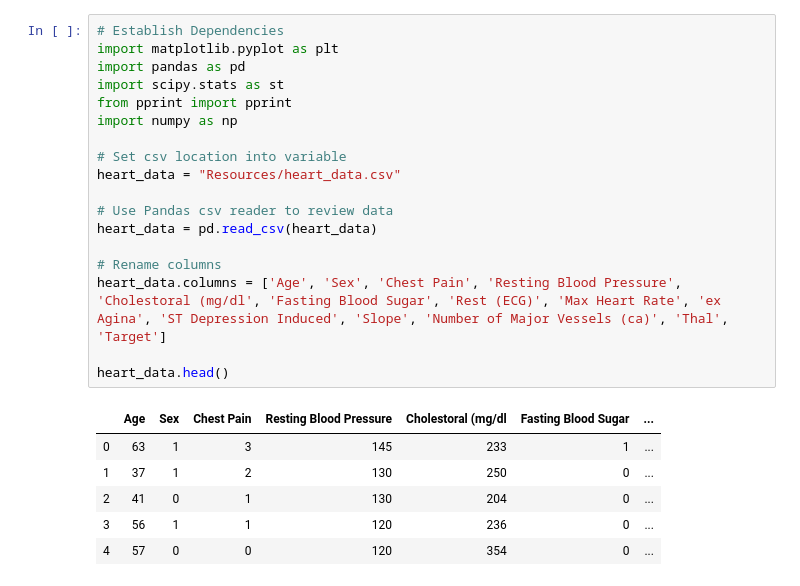
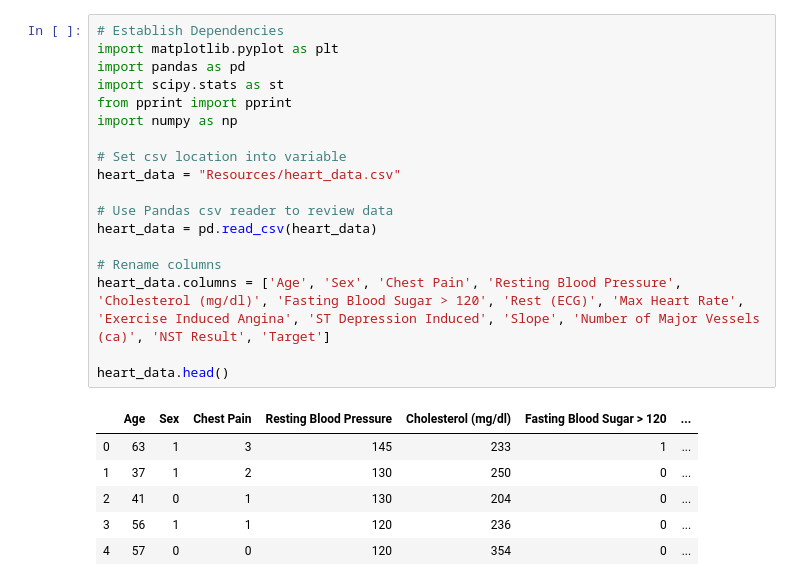
Before and after one commit to terrylashley/heart_project, a Jupyter notebook: heart_main.ipynb, the cells around one changed output. Drawn from its saved outputs; the diff is of its cells as text.

Commit message:
Data cleanup

```diff
--- a/heart_main.ipynb
+++ b/heart_main.ipynb
@@ -1,23 +1,23 @@
 # %%
 # Establish Dependencies
 import matplotlib.pyplot as plt
 import pandas as pd
 import scipy.stats as st
 from pprint import pprint
 import numpy as np
 
 # Set csv location into variable
 heart_data = "Resources/heart_data.csv"
 
 # Use Pandas csv reader to review data
 heart_data = pd.read_csv(heart_data)
 
 # Rename columns
-heart_data.columns = ['Age', 'Sex', 'Chest Pain', 'Resting Blood Pressure', 'Cholestoral (mg/dl', 'Fasting Blood Sugar', 'Rest (ECG)', 'Max Heart Rate', 'ex Agina', 'ST Depression Induced', 'Slope', 'Number of Major Vessels (ca)', 'Thal', 'Target']
+heart_data.columns = ['Age', 'Sex', 'Chest Pain', 'Resting Blood Pressure', 'Cholesterol (mg/dl)', 'Fasting Blood Sugar > 120', 'Rest (ECG)', 'Max Heart Rate', 'Exercise Induced Angina', 'ST Depression Induced', 'Slope', 'Number of Major Vessels (ca)', 'NST Result', 'Target']
 
 heart_data.head()
 # %% [output]
-|  | Age | Sex | Chest Pain | Resting Blood Pressure | Cholestoral (mg/dl | Fasting Blood Sugar | ... |
+|  | Age | Sex | Chest Pain | Resting Blood Pressure | Cholesterol (mg/dl) | Fasting Blood Sugar > 120 | ... |
 | 0 | 63 | 1 | 3 | 145 | 233 | 1 | ... |
 | 1 | 37 | 1 | 2 | 130 | 250 | 0 | ... |
 | 2 | 41 | 0 | 1 | 130 | 204 | 0 | ... |
```
Also changed, not shown: parts of 2 cells of this notebook.
